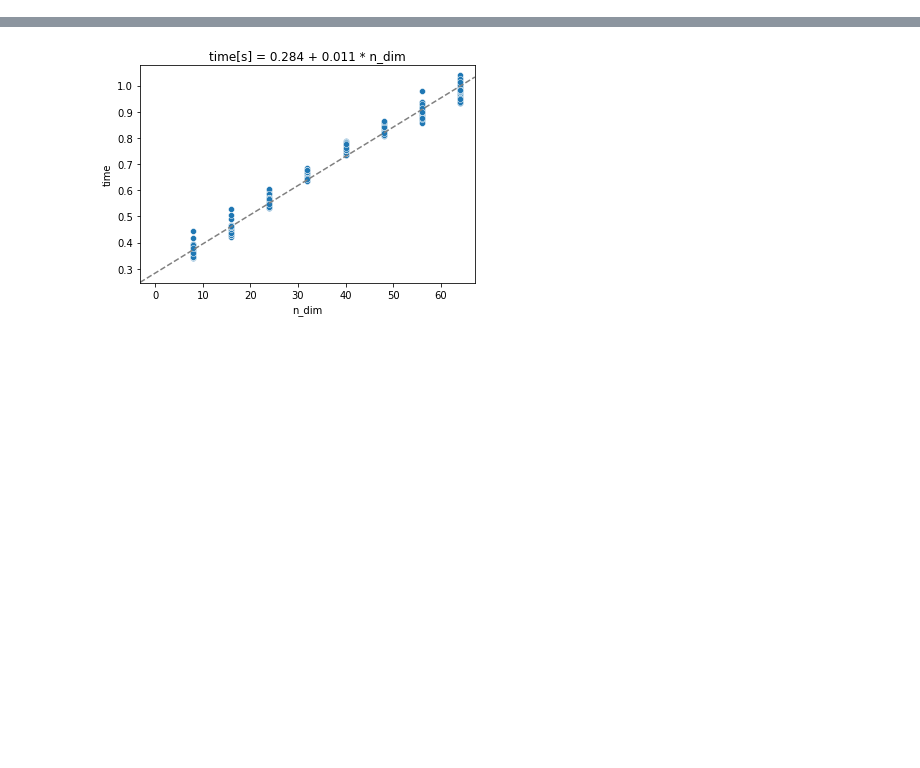
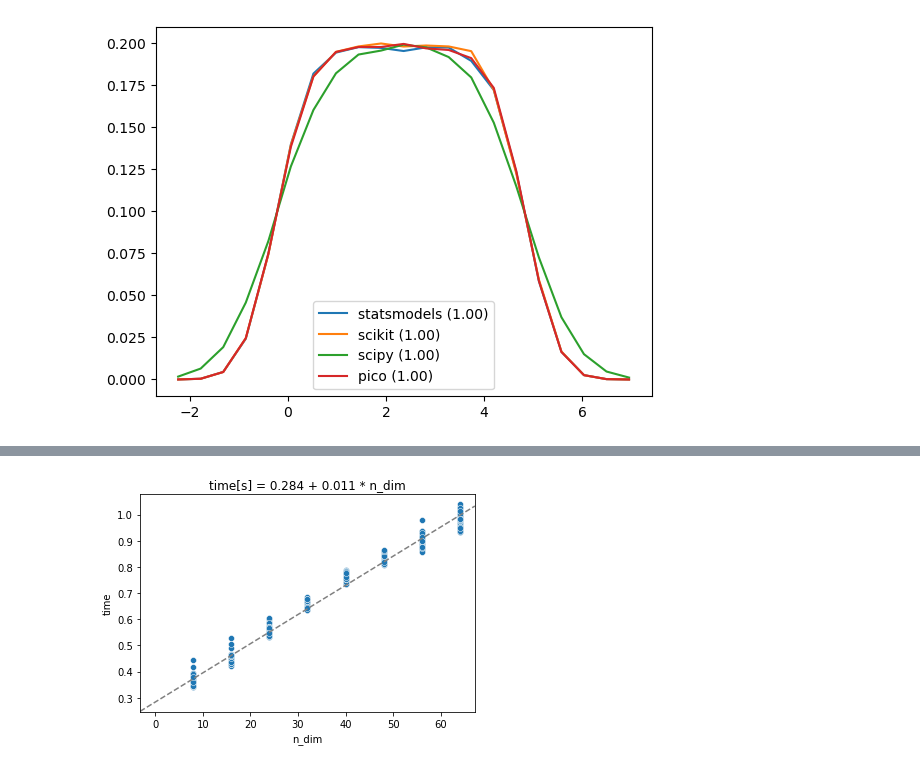
Before and after one commit to capitantoto/fermat, a Jupyter notebook: notebooks/04. Chequeo de Sanidad: EuclideanKDE y KernelDensity.ipynb, the cells around one changed output, grey strips where cells are left out. Saved outputs shown, nothing was run; the diff lists cells and outputs as text; code cells hidden in the pictures; blank space fills up the shorter version.

```diff
--- a/notebooks/04. Chequeo de Sanidad: EuclideanKDE y KernelDensity.ipynb
+++ b/notebooks/04. Chequeo de Sanidad: EuclideanKDE y KernelDensity.ipynb
@@ -110,2 +0,0 @@ class EuclideanKDE:
-# %%
-X = datasets["iris"]
@@ -329,0 +124,2 @@ import seaborn as sns
+# %%
+df = pd.DataFrame(results)
@@ -329,0 +134,13 @@ import seaborn as sns
+# %%
+segment = lattice(a - bw * margin, b + bw * margin, step, dim=1).flatten()
+noise = mvn(mean=np.ones_like(segment), cov=(.02/3)**2 * np.eye(len(segment)))
+noise.rvs()
+
+for idx, row in df[df.dim == 1].iterrows():
+    plt.plot(
+        segment, np.exp(row.logd) * noise.rvs(), label=f"{row.method} ({row.p:.2f})"
+    )
+plt.legend()
+plt.show()
+# %% [output]
+[figure, added]
```
Also changed, not shown: parts of 86 cells of this notebook, 1 other file.
